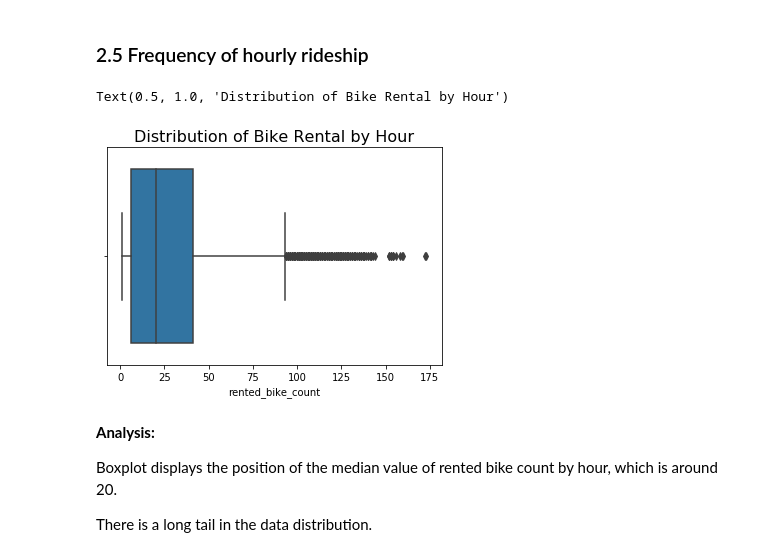
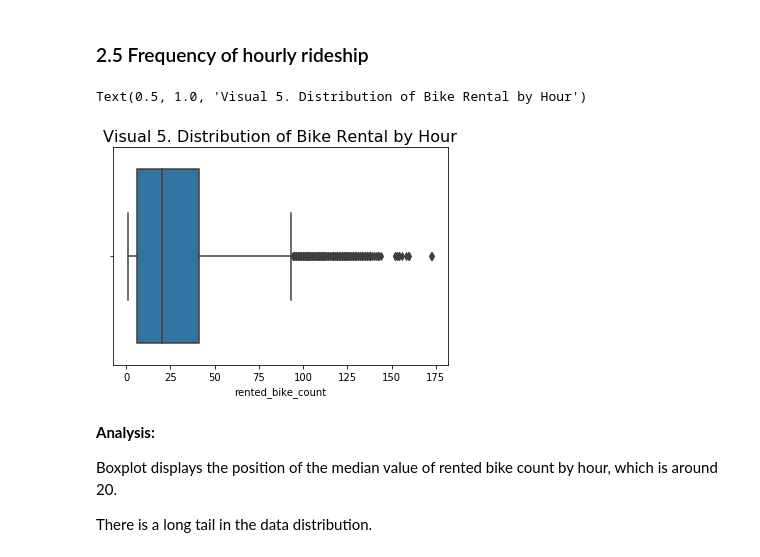
Before and after one commit to ql228/citi_bike, a Jupyter notebook: Qinyuan_Lu_Final_DataVisual.ipynb, the cells around one changed output. Cells and saved outputs as stored; diff of their text form; code cells hidden in the pictures.

Commit message:
add visual titles

```diff
--- a/Qinyuan_Lu_Final_DataVisual.ipynb
+++ b/Qinyuan_Lu_Final_DataVisual.ipynb
@@ -272,10 +272,10 @@ This graph above shows how much bikes are rented by rider's birth year.
 ### 2.5 Frequency of hourly rideship
 # %%
 ax = sns.boxplot(x=df1["rented_bike_count"])
-plt.title('Distribution of Bike Rental by Hour', fontsize=16)
+plt.title('Visual 5. Distribution of Bike Rental by Hour', fontsize=16)
 # %% [output]
-Text(0.5, 1.0, 'Distribution of Bike Rental by Hour')
+Text(0.5, 1.0, 'Visual 5. Distribution of Bike Rental by Hour')
-[figure, old version]
+[figure, new version]
 # %% [markdown]
 __Analysis:__
 
```
Also changed, not shown: parts of 7 cells of this notebook.
